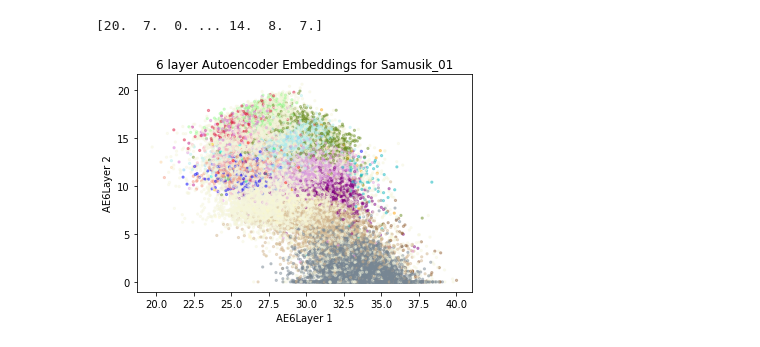
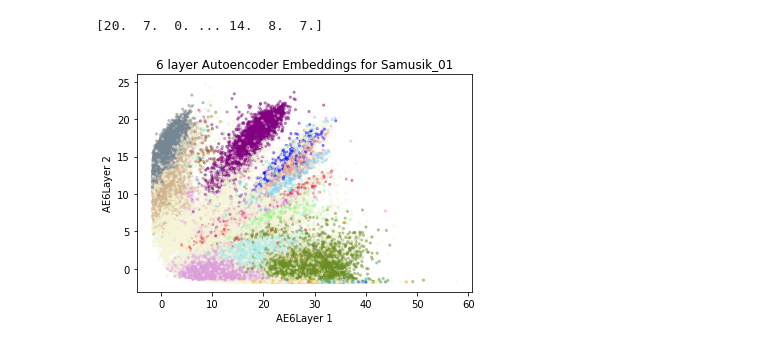
Before and after one commit to robbywaxman/GDAFinalProject, a Jupyter notebook: autoencoders-for-scrna-nonlinear-embeddings.ipynb, the cells around one changed output. Drawn from its saved outputs; the diff is of its cells as text; code cells hidden in the pictures.

```diff
--- a/autoencoders-for-scrna-nonlinear-embeddings.ipynb
+++ b/autoencoders-for-scrna-nonlinear-embeddings.ipynb
@@ -260,18 +239,30 @@ Add a few layers to the network, see how it changes embeddings
 Still a simple FF model
 
 """
+seed = 42
+random.seed(seed)
+np.random.seed(seed)
+tf.random.set_seed(seed)
+os.environ['PYTHONHASHSEED'] = '42'
+
 AE6layer = Sequential()
-AE6layer.add(Dense(20, input_dim=51, activation="relu", name="encoder1"))
-AE6layer.add(Dense(10, activation="relu", name="encoder2"))
-AE6layer.add(Dense(2, activation="relu", name="encoder3"))
-AE6layer.add(Dense(10, activation="relu", name="decoder1"))
-AE6layer.add(Dense(20, activation="relu", name="decoder2"))
-AE6layer.add(Dense(51, activation="relu", name="decoder3"))
+AE6layer.add(Dense(20, input_dim=51, activation="selu", name="encoder1"))
+AE6layer.add(Dense(10, activation="selu", name="encoder2"))
+AE6layer.add(Dense(2, activation="selu", name="encoder3"))
+AE6layer.add(Dense(10, activation="selu", name="decoder1"))
+AE6layer.add(Dense(20, activation="selu", name="decoder2"))
+AE6layer.add(Dense(51, activation="selu", name="decoder3"))
 AE6layer.compile(loss="mse", optimizer="adam", metrics=["mse"])
 
+"""
 history_6layer = AE6layer.fit(x=TrainDG,
                               use_multiprocessing=True,
                               workers=-1,
-                              epochs=50,
+                              epochs=20,
                               validation_data=ValidateDG)
+"""
+history_6layer = AE6layer.fit(s01, s01,
+                              use_multiprocessing=True,
+                              workers=-1,
+                              epochs=10)
 # %% [output]
@@ -315,27 +307,29 @@ AE6layer.evaluate(x=TestDG, use_multiprocessing=True, workers=-1)
 # %%
 """
-Embeddings generated by simplest FF Model
+Embeddings generated by 6 layer
 """
 s01 = FlowCal.io.FCSData(FCS_data[0])
 s01 = np.arcsinh(np.array(s01))
 
 e1 = AE6layer.get_layer("encoder1")
 e2 = AE6layer.get_layer("encoder2")
 e3 = AE6layer.get_layer("encoder3")
 s01_encoding = e3(e2(e1(s01)))
 
 labels = np.array(pd.read_csv(data_dir + "population_assignments01.csv")["Population"])
 print(labels)
 
 color_list = ["beige","violet","red","blue","lightsalmon", "cyan","orchid", "plum", 'olivedrab', 'palegreen', 'gold', 'tan', 'slategray','lemonchiffon', "paleturquoise","pink","crimson","orange","mediumvioletred","lightskyblue","navajowhite","sienna","springgreen","c","purple"]
 cmap_own = matplotlib.colors.LinearSegmentedColormap.from_list("", color_list)
 
 plt.figure()
 plt.scatter(s01_encoding[:, 0], s01_encoding[:, 1], c = labels,s=5, alpha=0.4, cmap = cmap_own)
 plt.xlabel("AE6Layer 1")
 plt.ylabel("AE6Layer 2")
 plt.title("6 layer Autoencoder Embeddings for Samusik_01")
 plt.savefig("6 layer AE embeddings samusik_01")
+
+np.save("s01_6layer", s01_encoding)
 # %% [output]
 [20.  7.  0. ... 14.  8.  7.]
-[figure, old version]
+[figure, new version]
```
Also changed, not shown: parts of 16 cells of this notebook, 11 other files.
